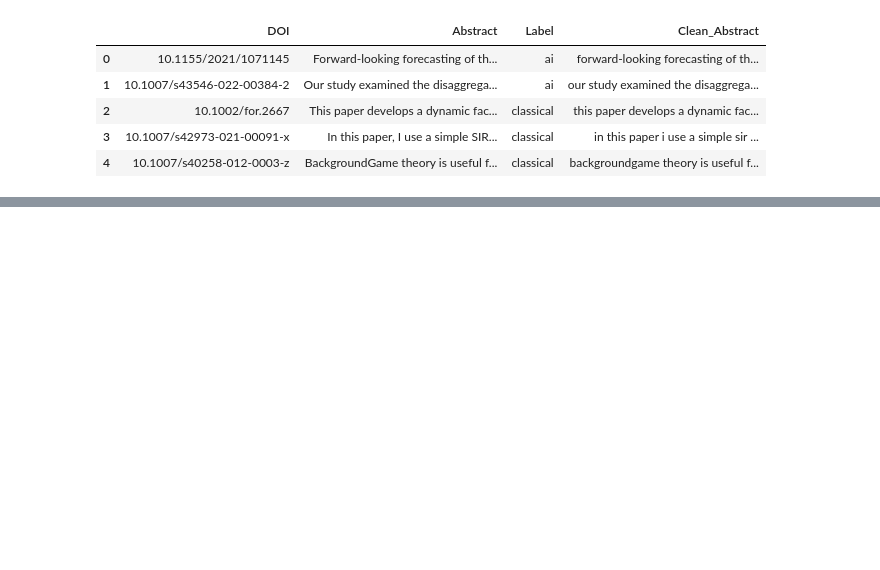
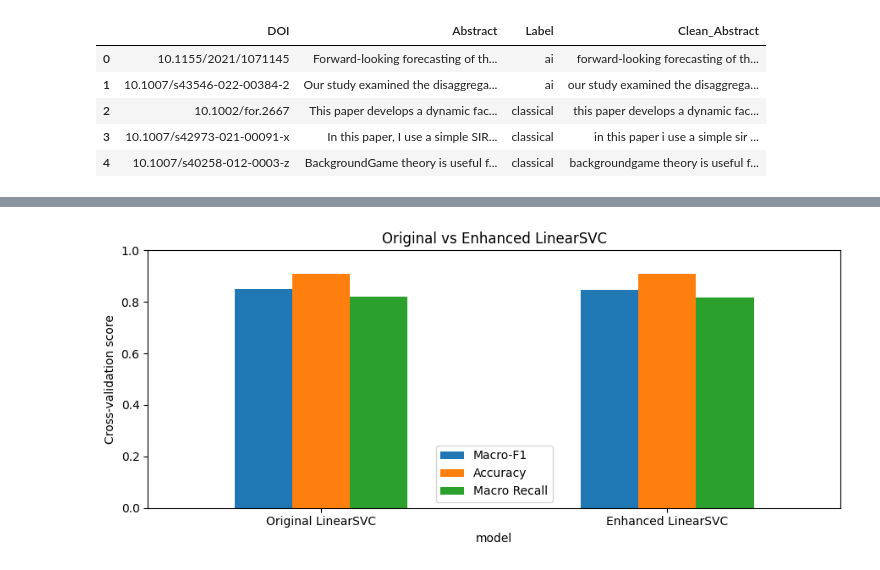
Before and after one commit to MasindiManaga/Natural_Language_Processing, a Jupyter notebook: notebooks/02_abstract_classifier.ipynb, the cells around one changed output, grey strips where cells are left out. Cells and saved outputs as stored; diff of their text form; code cells hidden in the pictures; blank space fills up the shorter version.

```diff
--- a/notebooks/02_abstract_classifier.ipynb
+++ b/notebooks/02_abstract_classifier.ipynb
@@ -219,0 +409,94 @@ weighted avg       0.92      0.92      0.92       225
+# %%
+# original configuration
+original_model = text_pipeline(
+    LinearSVC(class_weight="balanced", random_state=SEED)
+)
+
+# enhanced feature extraction
+enhanced_model = Pipeline([
+    ("features", FeatureUnion([
+        ("word", TfidfVectorizer(
+            stop_words="english",
+            ngram_range=(1, 2),
+            min_df=2,
+            max_df=0.95,
+            sublinear_tf=True
+        )),
+        ("char", TfidfVectorizer(
+            analyzer="char_wb",
+            ngram_range=(3, 5),
+            min_df=2,
+            sublinear_tf=True
+        ))
+    ])),
+    ("model", LinearSVC(
+        class_weight="balanced",
+        random_state=SEED
+    ))
+])
+
+# compare using the same cross-validation folds
+scoring = {
+    "macro_f1": "f1_macro",
+    "accuracy": "accuracy",
+    "ai_recall": "recall_macro"
+}
+
+original_cv = cross_validate(
+    original_model,
+    X_train,
+    y_train,
+    cv=cv,
+    scoring=scoring,
+    n_jobs=1
+)
+
+enhanced_cv = cross_validate(
+    enhanced_model,
+    X_train,
+    y_train,
+    cv=cv,
+    scoring=scoring,
+    n_jobs=1
+)
+
+# compare results
+enhancement_results = pd.DataFrame({
+    "model": ["Original LinearSVC", "Enhanced LinearSVC"],
+    "cv_macro_f1": [
+        original_cv["test_macro_f1"].mean(),
+        enhanced_cv["test_macro_f1"].mean()
+    ],
+    "cv_accuracy": [
+        original_cv["test_accuracy"].mean(),
+        enhanced_cv["test_accuracy"].mean()
+    ],
+    "cv_macro_recall": [
+        original_cv["test_ai_recall"].mean(),
+        enhanced_cv["test_ai_recall"].mean()
+    ]
+})
+
+print("Cross-validation comparison:")
+print(enhancement_results.round(4).to_string(index=False))
+
+improvement = (
+    enhancement_results.loc[1, "cv_macro_f1"]
+    - enhancement_results.loc[0, "cv_macro_f1"]
+)
+
+print("\nMacro-F1 difference:", round(improvement, 4))
+
+# visualise comparison
+ax = enhancement_results.set_index("model")[
+    ["cv_macro_f1", "cv_accuracy", "cv_macro_recall"]
+].plot(kind="bar", figsize=(9, 4), rot=0)
+
+ax.set_title("Original vs Enhanced LinearSVC")
+ax.set_ylabel("Cross-validation score")
+ax.set_ylim(0, 1)
+ax.legend(["Macro-F1", "Accuracy", "Macro Recall"])
+
+plt.tight_layout()
+plt.show()
+# %% [output]
@@ -219,0 +509 @@ weighted avg       0.92      0.92      0.92       225
+[figure, added]
```
Also changed, not shown: parts of 24 cells of this notebook.
